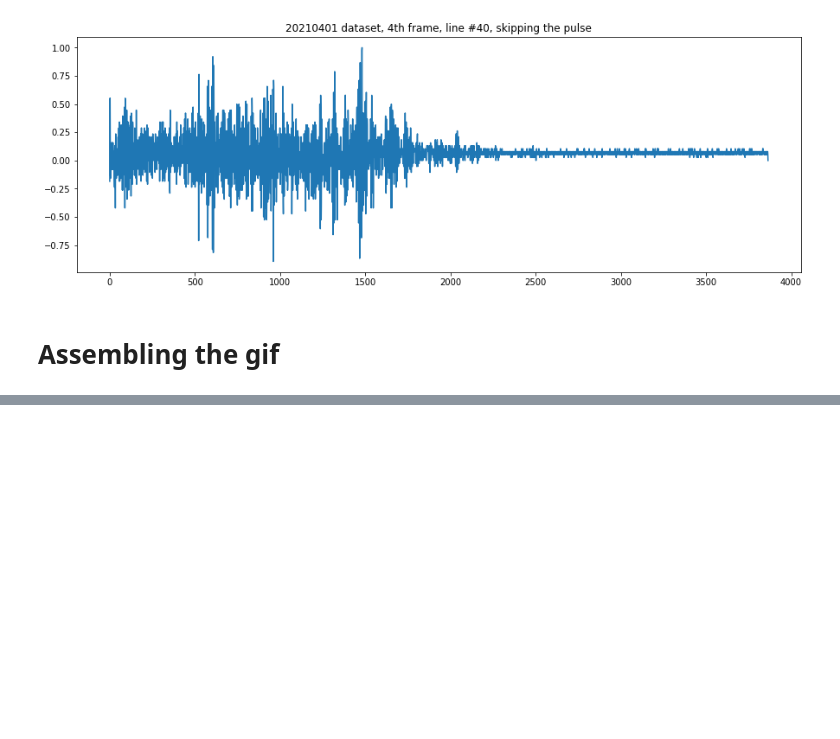
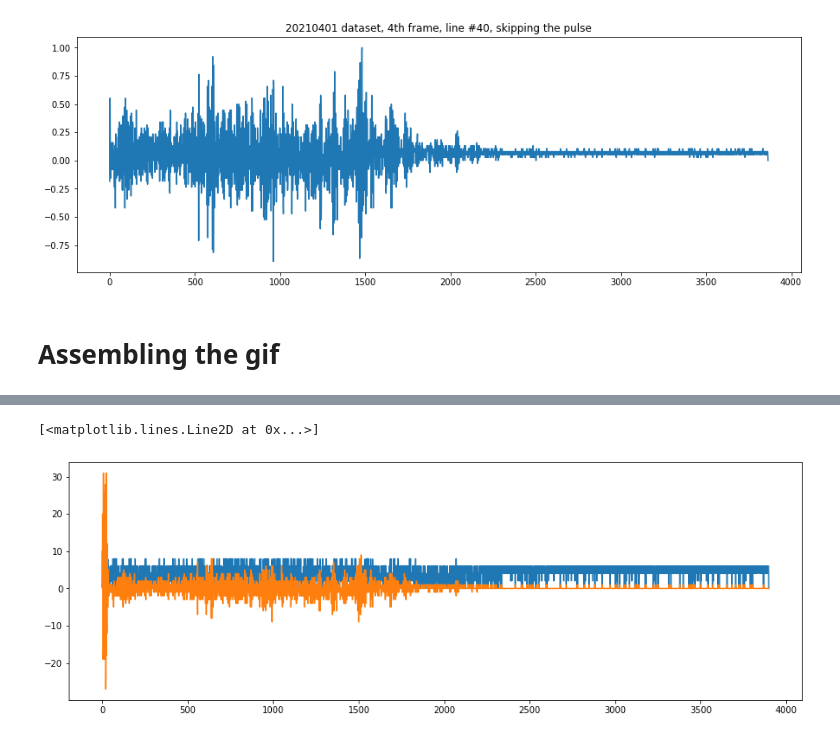
Before and after one commit to kelu124/pyusbus, a Jupyter notebook: experiments/20210401-Convex.ipynb, the cells around one changed output, grey strips where cells are left out. Drawn from its saved outputs; the diff is of its cells as text; code cells hidden in the pictures; blank space fills up the shorter version.

```diff
--- a/experiments/20210401-Convex.ipynb
+++ b/experiments/20210401-Convex.ipynb
@@ -55,0 +70,8 @@ np.savez("data/20210401_loop.npz", loop=probe.loop)
+# %%
+plt.figure(figsize=(15,5))
+
+plt.plot((probe.loop[4][40][1:] - 256*4*(probe.loop[4][40][1:]//(256)//4))/(256/2))
+plt.plot(probe.loop[4][40][1:]//(256)//4)
+# %% [output]
+[<matplotlib.lines.Line2D at 0x...>]
+[figure, added]
```
Also changed, not shown: parts of 5 cells of this notebook, 6 other files.
